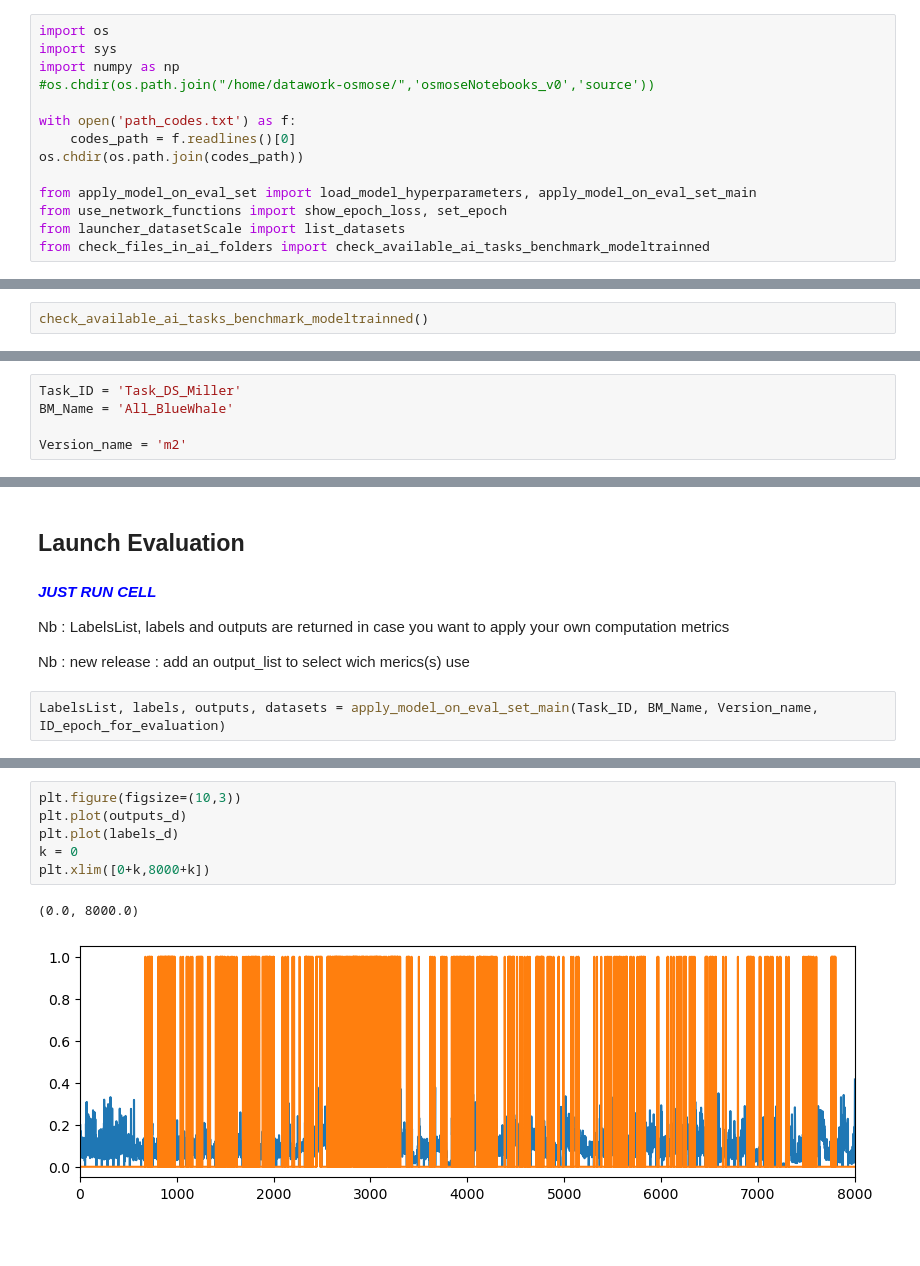
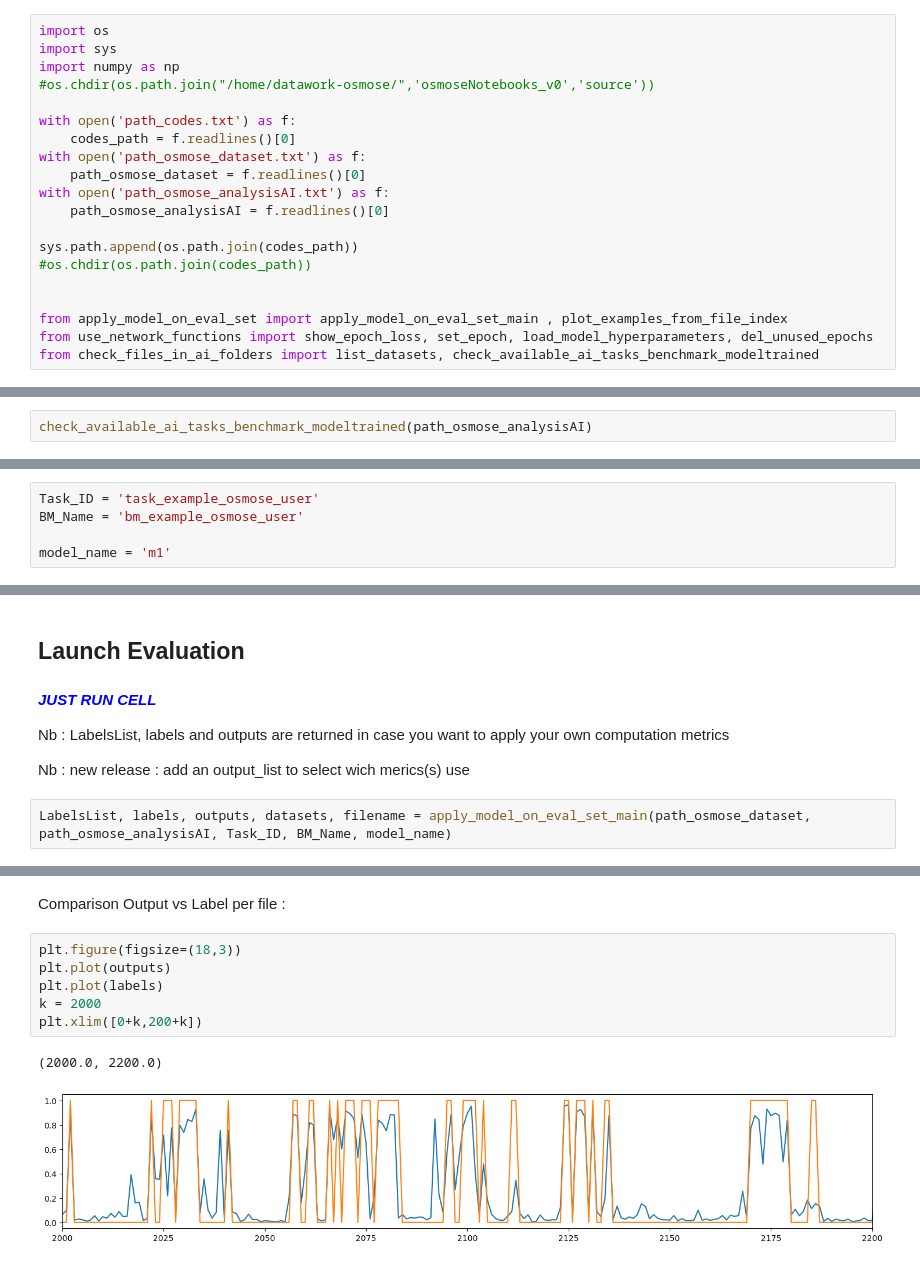
Before and after one commit to Project-OSmOSE/osmose-AI, a Jupyter notebook: Notebooks/1d_ApplyModelOnEvaluationSet.ipynb, the cells around one changed output, grey strips where cells are left out. Saved outputs shown, nothing was run; the diff lists cells and outputs as text; blank space fills up the shorter version.

```diff
--- a/Notebooks/1d_ApplyModelOnEvaluationSet.ipynb
+++ b/Notebooks/1d_ApplyModelOnEvaluationSet.ipynb
@@ -12,15 +12,21 @@ import numpy as np
 
 with open('path_codes.txt') as f:
     codes_path = f.readlines()[0]
-os.chdir(os.path.join(codes_path))
+with open('path_osmose_dataset.txt') as f:
+    path_osmose_dataset = f.readlines()[0]
+with open('path_osmose_analysisAI.txt') as f:
+    path_osmose_analysisAI = f.readlines()[0]
 
-from apply_model_on_eval_set import load_model_hyperparameters, apply_model_on_eval_set_main
-from use_network_functions import show_epoch_loss, set_epoch
-from launcher_datasetScale import list_datasets
-from check_files_in_ai_folders import check_available_ai_tasks_benchmark_modeltrainned
+sys.path.append(os.path.join(codes_path))
+#os.chdir(os.path.join(codes_path))
+
+
+from apply_model_on_eval_set import apply_model_on_eval_set_main , plot_examples_from_file_index
+from use_network_functions import show_epoch_loss, set_epoch, load_model_hyperparameters, del_unused_epochs
+from check_files_in_ai_folders import list_datasets, check_available_ai_tasks_benchmark_modeltrained
 # %% [markdown]
 ## Selection of task, benchmark and model
 # %%
-check_available_ai_tasks_benchmark_modeltrainned()
+check_available_ai_tasks_benchmark_modeltrained(path_osmose_analysisAI)
 # %% [output]
 /
@@ -48,10 +54,10 @@ Ex :
 - ``BM_Name`` = 'BMTEST1_1'
 - ``VersionName`` = 'model1'
 # %%
-Task_ID = 'Task_DS_Miller'
-BM_Name = 'All_BlueWhale'
+Task_ID = 'task_example_osmose_user'
+BM_Name = 'bm_example_osmose_user'
 
-Version_name = 'm2'
+model_name = 'm1'
 # %% [markdown]
 ## Print Parameters
 
@@ -98,7 +110,7 @@ Nb : LabelsList, labels and outputs are returned in case you want to apply your
 
 Nb : new release : add an output_list to select wich merics(s) use
 # %%
-LabelsList, labels, outputs, datasets = apply_model_on_eval_set_main(Task_ID, BM_Name, Version_name, ID_epoch_for_evaluation)
+LabelsList, labels, outputs, datasets, filename = apply_model_on_eval_set_main(path_osmose_dataset, path_osmose_analysisAI, Task_ID, BM_Name, model_name)
 # %% [output]
 Checking paths and loadings parameters and model ...
 Done
@@ -143,9 +178,11 @@ for dataset in (dataset_ID_tab[8:9]):
+# %% [markdown]
+Comparison Output vs Label per file :
 # %%
-plt.figure(figsize=(10,3))
-plt.plot(outputs_d)
-plt.plot(labels_d)
-k = 0
-plt.xlim([0+k,8000+k])
+plt.figure(figsize=(18,3))
+plt.plot(outputs)
+plt.plot(labels)
+k = 2000
+plt.xlim([0+k,200+k])
 # %% [output]
-(0.0, 8000.0)
+(2000.0, 2200.0)
-[figure, old version]
+[figure, new version]
```
Also changed, not shown: parts of 18 cells of this notebook, 20 other files.
